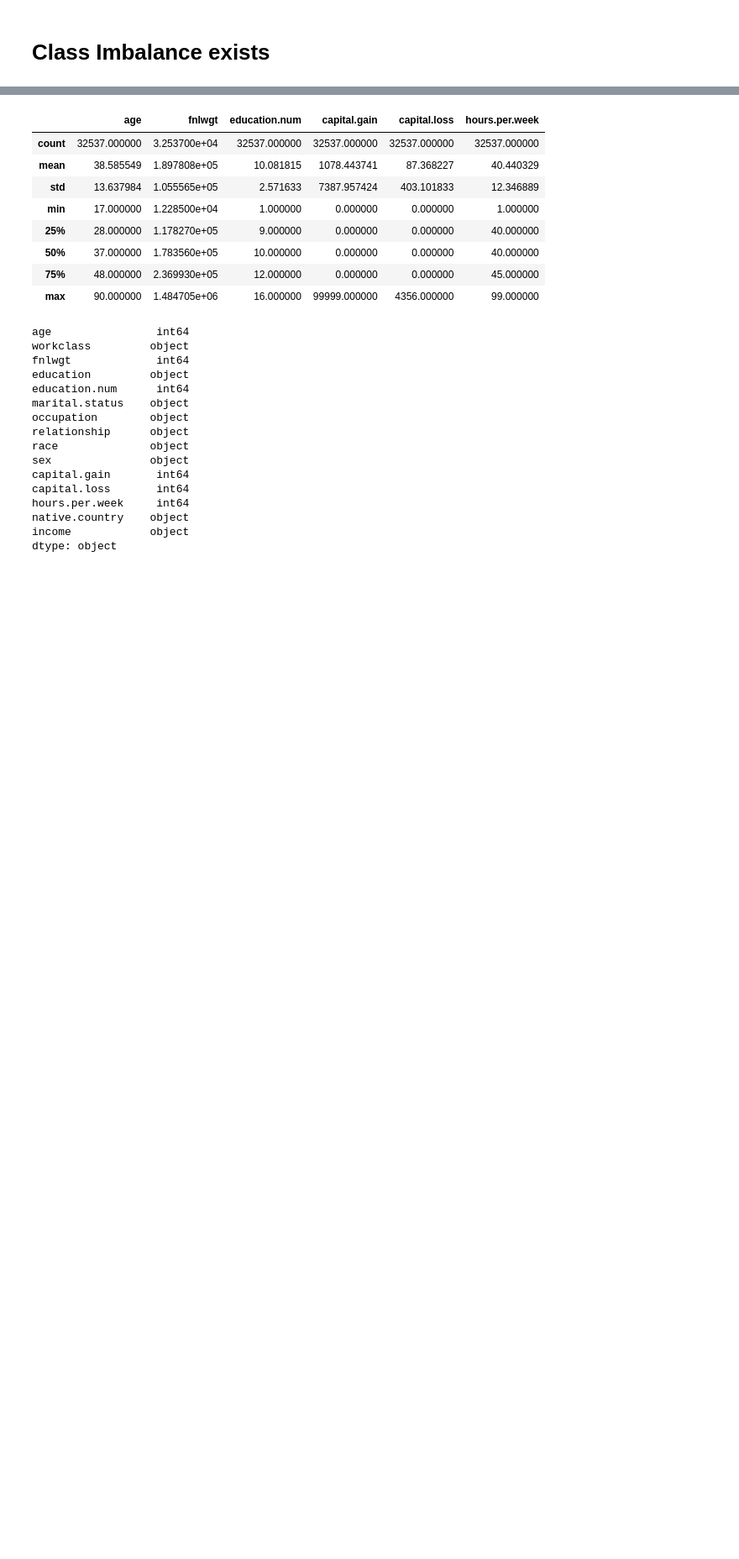
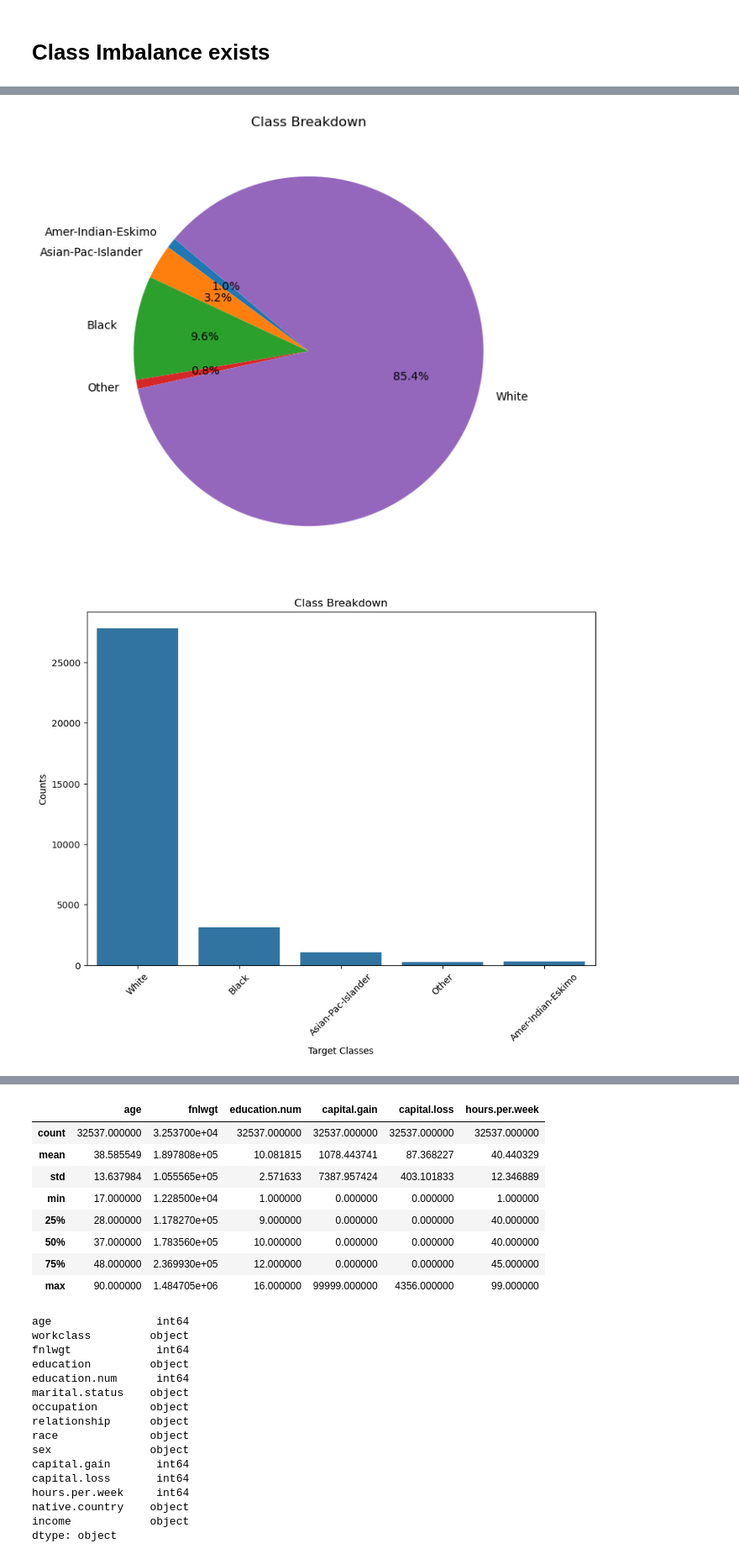
Before and after one commit to MaukanMir/Income-Predictor-Classifier, a Jupyter notebook: training.ipynb, the cells around one changed output, grey strips where cells are left out. Shown at 84% size. Saved outputs shown, nothing was run; the diff lists cells and outputs as text; code cells hidden in the pictures; blank space fills up the shorter version.

```diff
--- a/training.ipynb
+++ b/training.ipynb
@@ -89,0 +91,5 @@ check_class_imbalance(df["sex"])
+# %%
+check_class_imbalance(df["race"])
+# %% [output]
+[figure, added]
+[figure, added]
```
Also changed, not shown: parts of 4 cells of this notebook.
